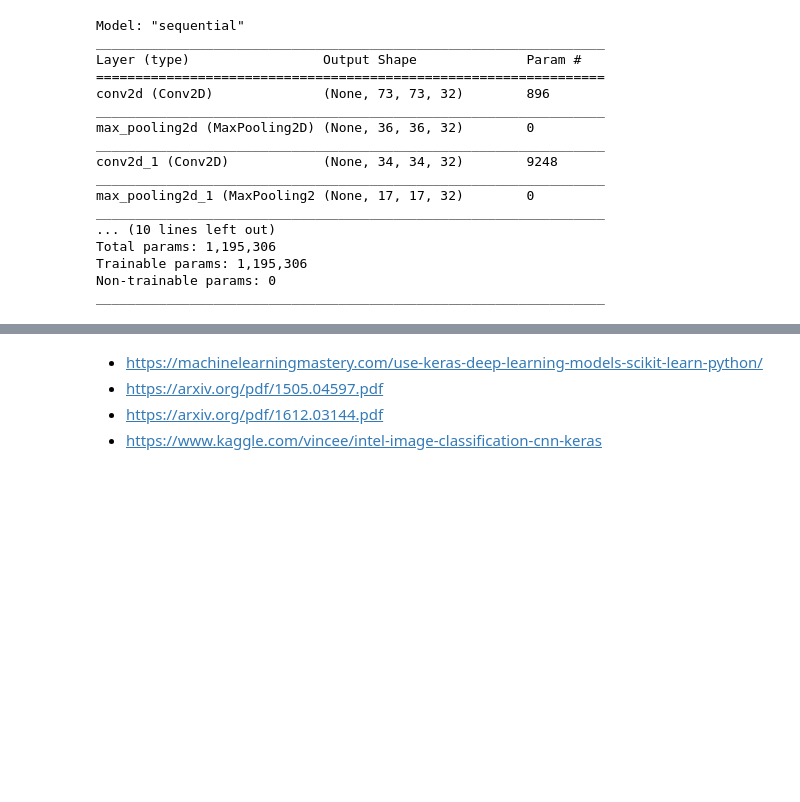
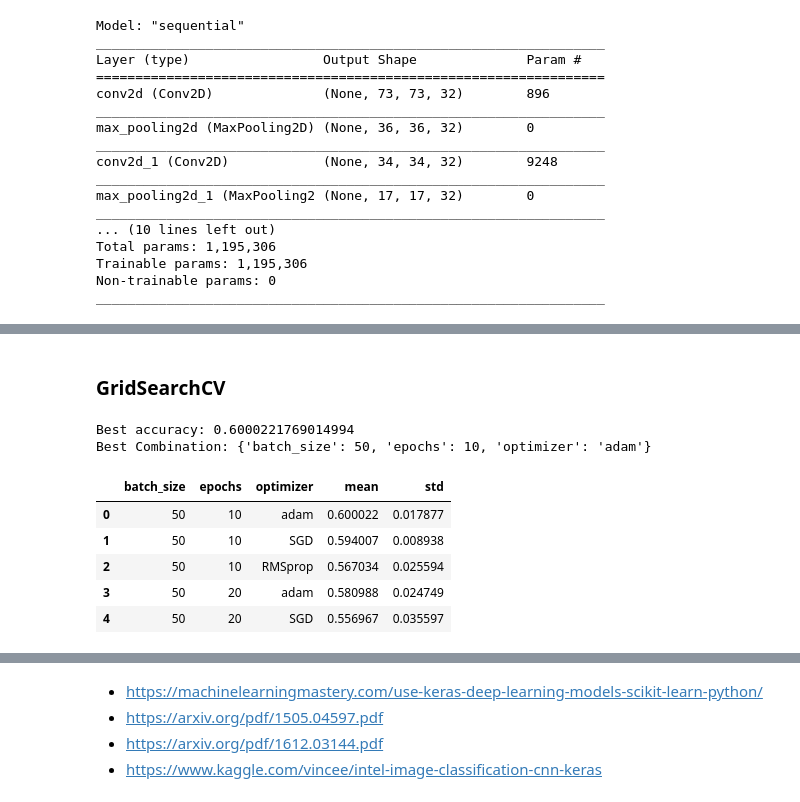
Before and after one commit to sathwikkes/Yelp-Image-Classification, a Jupyter notebook: data_wrangling.ipynb, the cells around one changed output, grey strips where cells are left out. Cells and saved outputs as stored; diff of their text form; code cells hidden in the pictures; blank space fills up the shorter version.

```diff
--- a/data_wrangling.ipynb
+++ b/data_wrangling.ipynb
@@ -782,0 +633,2 @@ ValueError: ignored
+# %% [markdown]
+### GridSearchCV
@@ -782,0 +644,5 @@ ValueError: ignored
+# %%
+print("Best accuracy: {}\nBest Combination: {}".format(gcv_result.best_score_, gcv_result.best_params_))
+# %% [output]
+Best accuracy: 0.6000221769014994
+Best Combination: {'batch_size': 50, 'epochs': 10, 'optimizer': 'adam'}
@@ -782,0 +660,9 @@ ValueError: ignored
+# %%
+results_df.head()
+# %% [output]
+|  | batch_size | epochs | optimizer | mean | std |
+| 0 | 50 | 10 | adam | 0.600022 | 0.017877 |
+| 1 | 50 | 10 | SGD | 0.594007 | 0.008938 |
+| 2 | 50 | 10 | RMSprop | 0.567034 | 0.025594 |
+| 3 | 50 | 20 | adam | 0.580988 | 0.024749 |
+| 4 | 50 | 20 | SGD | 0.556967 | 0.035597 |
```
Also changed, not shown: parts of 89 cells of this notebook.
